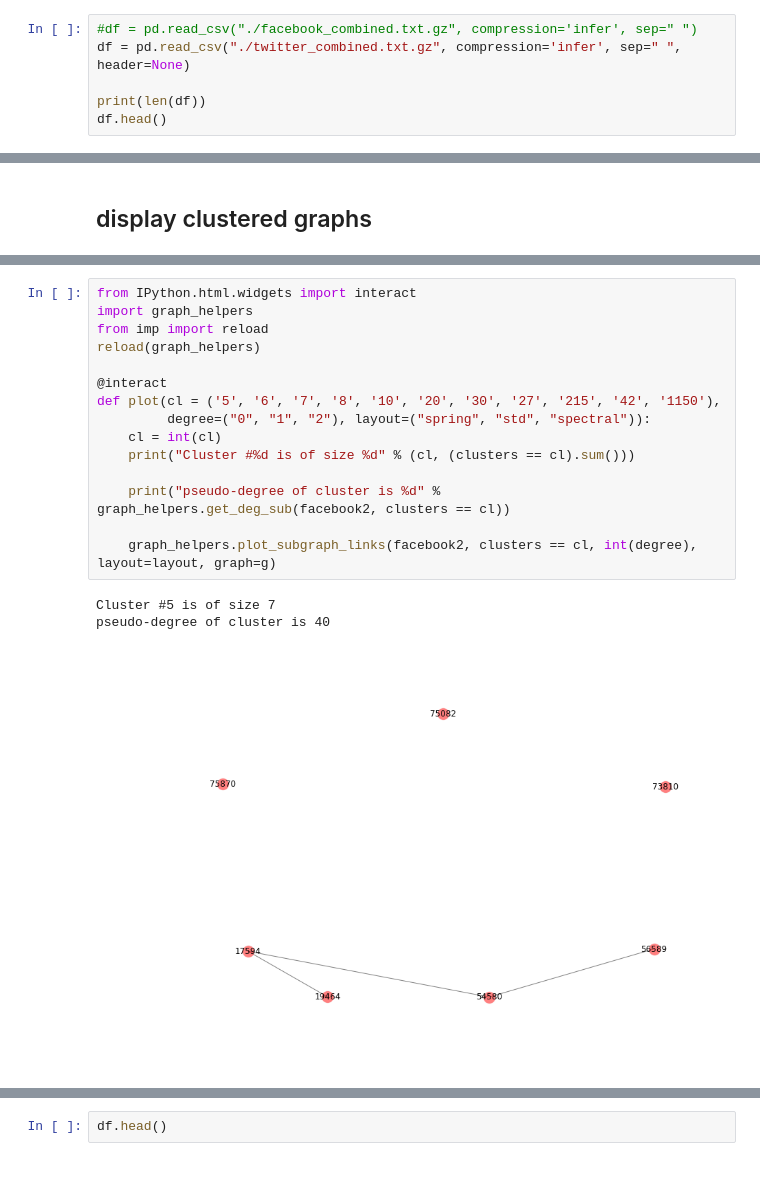
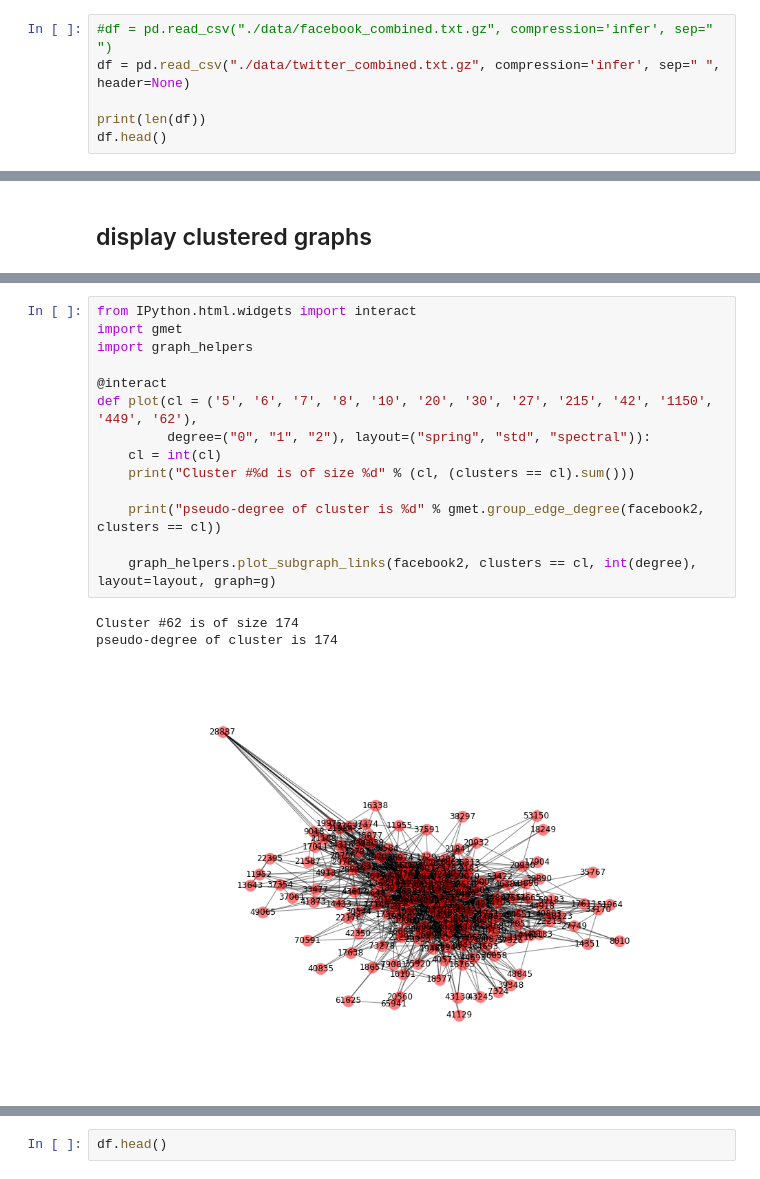
Before and after one commit to yama1968/graph_clustering, a Jupyter notebook: twitter_graph_eigenclusters.ipynb, the cells around one changed output, grey strips where cells are left out. Drawn from its saved outputs; the diff is of its cells as text.

```diff
--- a/twitter_graph_eigenclusters.ipynb
+++ b/twitter_graph_eigenclusters.ipynb
@@ -12,8 +12,8 @@ pylab.rcParams['figure.figsize'] = (18.0, 12.0)
 
 %matplotlib inline
 # %%
-#df = pd.read_csv("./facebook_combined.txt.gz", compression='infer', sep=" ")
-df = pd.read_csv("./twitter_combined.txt.gz", compression='infer', sep=" ", header=None)
+#df = pd.read_csv("./data/facebook_combined.txt.gz", compression='infer', sep=" ")
+df = pd.read_csv("./data/twitter_combined.txt.gz", compression='infer', sep=" ", header=None)
 
 print(len(df))
 df.head()
@@ -286,21 +296,20 @@ Wall time: 30.5 s
 <networkx.classes.graph.Graph at 0x...>
 # %%
 from IPython.html.widgets import interact
+import gmet
 import graph_helpers
-from imp import reload
-reload(graph_helpers)
 
 @interact
-def plot(cl = ('5', '6', '7', '8', '10', '20', '30', '27', '215', '42', '1150'),
+def plot(cl = ('5', '6', '7', '8', '10', '20', '30', '27', '215', '42', '1150', '449', '62'),
          degree=("0", "1", "2"), layout=("spring", "std", "spectral")):
     cl = int(cl)
     print("Cluster #%d is of size %d" % (cl, (clusters == cl).sum()))
 
-    print("pseudo-degree of cluster is %d" % graph_helpers.get_deg_sub(facebook2, clusters == cl))
+    print("pseudo-degree of cluster is %d" % gmet.group_edge_degree(facebook2, clusters == cl))
 
     graph_helpers.plot_subgraph_links(facebook2, clusters == cl, int(degree), layout=layout, graph=g)
 # %% [output]
-Cluster #5 is of size 7
-pseudo-degree of cluster is 40
+Cluster #62 is of size 174
+pseudo-degree of cluster is 174
-[figure, old version]
+[figure, new version]
 # %%
```
Also changed, not shown: parts of 24 cells of this notebook, 7 other files.
